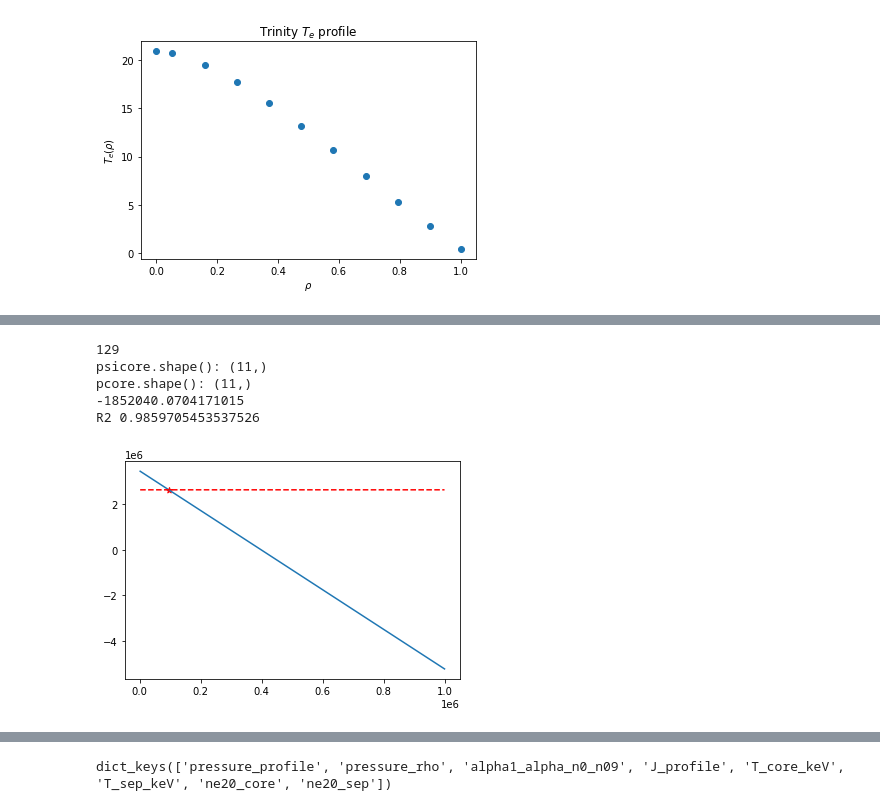
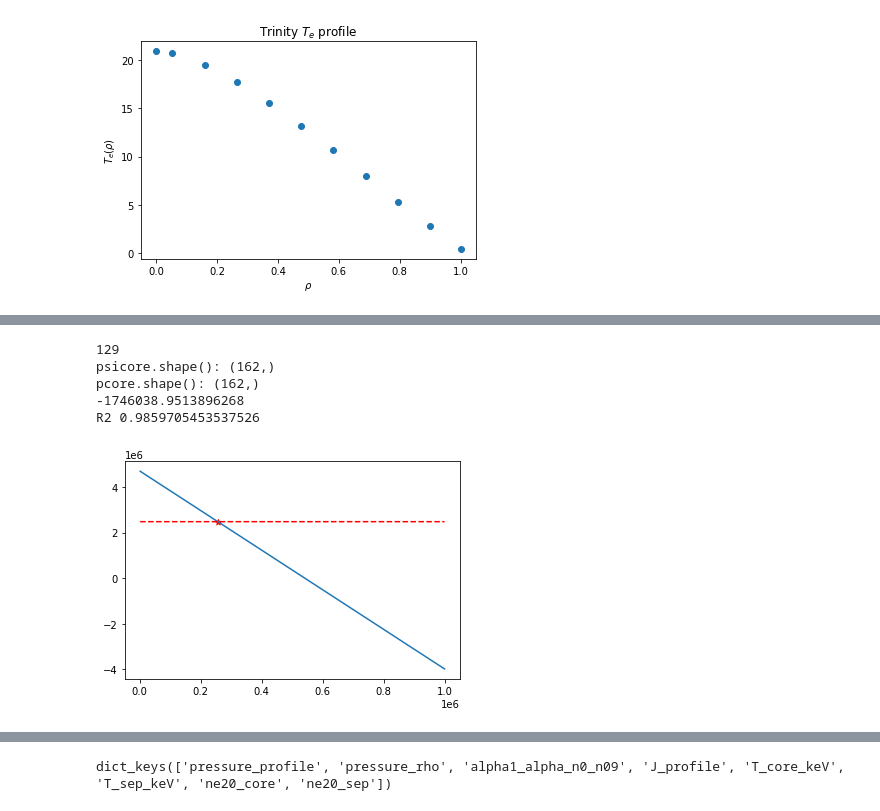
Before and after one commit to vandelij/MANTA, a Jupyter notebook: current_profile_maker_corrected_rho.ipynb, the cells around one changed output, grey strips where cells are left out. Cells and saved outputs as stored; diff of their text form; code cells hidden in the pictures.

```diff
--- a/current_profile_maker_corrected_rho.ipynb
+++ b/current_profile_maker_corrected_rho.ipynb
@@ -528,6 +639,7 @@ def tanh_matcher_2_0(x, y2, x2, y1, x1, R, n, d, b, hmin, hmax, diagnostic_flag)
 a = 1.2 #[m]
 print(manta.rho.shape[0])
 psi_norm = manta.rho**2
+psicore = trinity_rho_pol**2
 deg = 5
 paxis = pcore[0]
 psi_norm2 = psi_norm[:np.argmin(np.abs(psi_norm-0.7**2))]
@@ -546,37 +658,37 @@ hmax = 1e6
 diagnostic_flag = True
 R = 0.29
 n = 1.65 #TODO: this was here
 d = 0.02
 b = 1.2e3
 # alpha = 50
 # hmin = 1e3
 # hmax = 1e6
 # diagnostic_flag = True
 # R = 0.23
 # n = 6
 # d = 0.02
 # b = 1.2e3
 
 
 ### Interpolating the pedestal region
 pped = tanh_matcher_2_0(rho3, pressure2[-1], rho2[-1], pressure2[-2], rho2[-2], R, n, d, b, hmin, hmax, diagnostic_flag)
 
 
 pressure2 = np.concatenate([pressure2,pped])
 psi_norm2 = np.concatenate([psi_norm2, psi_norm3])
 
 factor1 = 1e3*1.6e-19*1e20
 np.save('pressure2.npy', pressure2/factor1)
 np.save('pressure_rho', trinity_rho)
 
 pressure_trin_units = pressure2 / factor1
 # %% [output]
 129
-psicore.shape(): (11,)
-pcore.shape(): (11,)
--1852040.0704171015
+psicore.shape(): (162,)
+pcore.shape(): (162,)
+-1746038.9513896268
 R2 0.9859705453537526
-[figure, old version]
+[figure, new version]
 # %%
 plt.plot(np.sqrt(psi_norm), pressure_trin_units)
 #plt.plot(psi_norm, pressure_trin_units)
```
Also changed, not shown: parts of 16 cells of this notebook, 23 other files.
